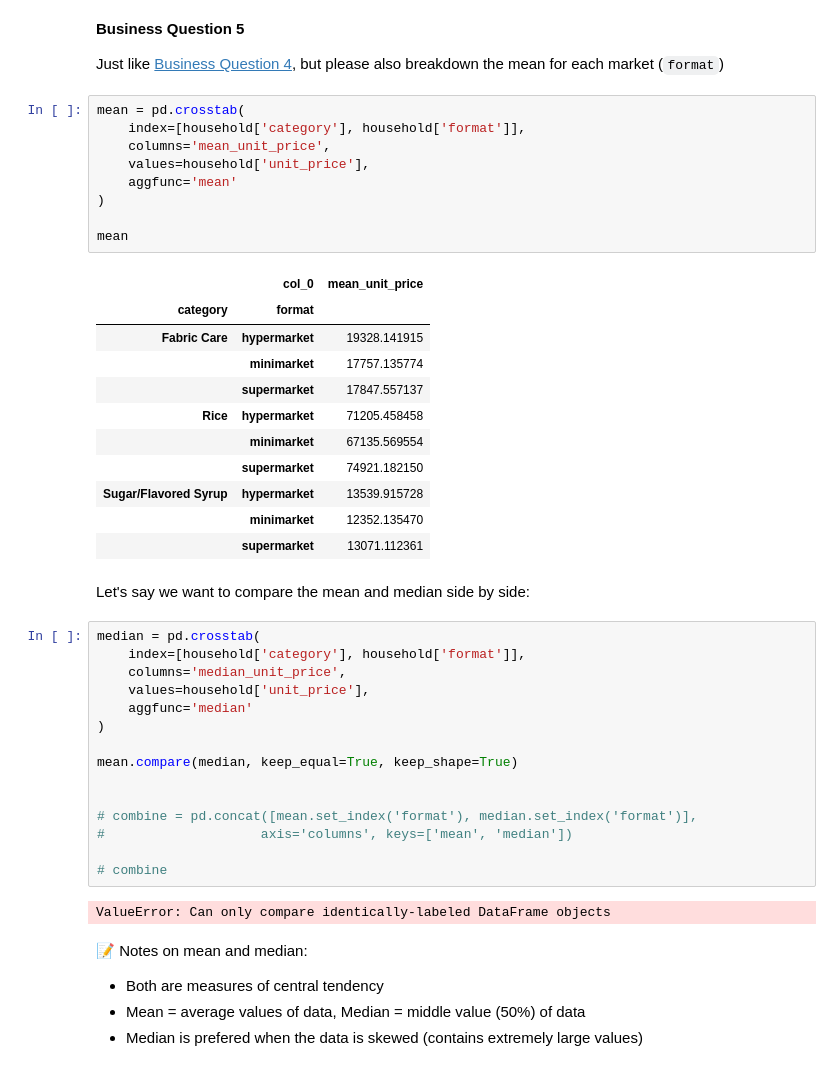
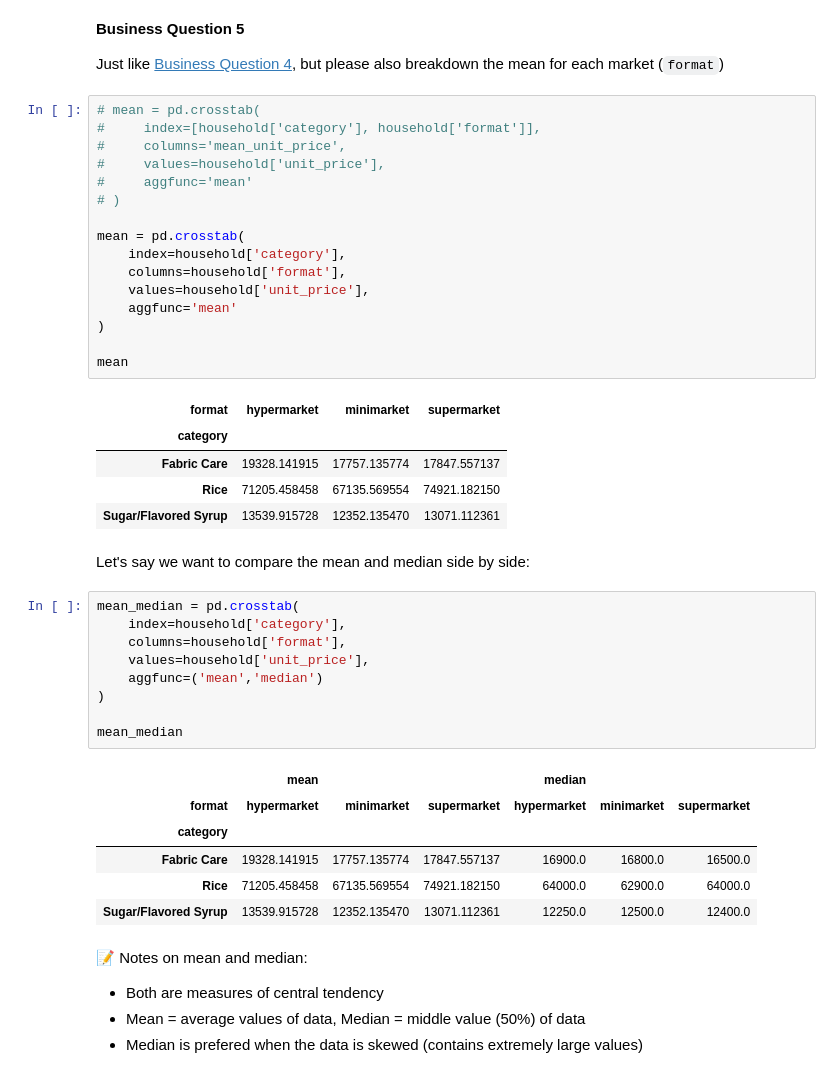
Before and after one commit to mulutbrah/data-analysis-lab, a Jupyter notebook: inclass_EDA_day2.ipynb, the cells around one changed output. Cells and saved outputs as stored; diff of their text form.

```diff
--- a/inclass_EDA_day2.ipynb
+++ b/inclass_EDA_day2.ipynb
@@ -1304,45 +1296,45 @@ pd.crosstab(
 
 Just like [Business Question 4](#q4), but please also breakdown the mean for each market (`format`)
 # %%
+# mean = pd.crosstab(
+#     index=[household['category'], household['format']],
+#     columns='mean_unit_price',
+#     values=household['unit_price'],
+#     aggfunc='mean'
+# )
+
 mean = pd.crosstab(
-    index=[household['category'], household['format']],
-    columns='mean_unit_price',
+    index=household['category'],
+    columns=household['format'],
     values=household['unit_price'],
     aggfunc='mean'
 )
 
 mean
 # %% [output]
-|  | col_0 | mean_unit_price |
-| category | format |  |
-| Fabric Care | hypermarket | 19328.141915 |
-|  | minimarket | 17757.135774 |
-|  | supermarket | 17847.557137 |
-| Rice | hypermarket | 71205.458458 |
-|  | minimarket | 67135.569554 |
-|  | supermarket | 74921.182150 |
-| Sugar/Flavored Syrup | hypermarket | 13539.915728 |
-|  | minimarket | 12352.135470 |
-|  | supermarket | 13071.112361 |
+| format | hypermarket | minimarket | supermarket |
+| category |  |  |  |
+| Fabric Care | 19328.141915 | 17757.135774 | 17847.557137 |
+| Rice | 71205.458458 | 67135.569554 | 74921.182150 |
+| Sugar/Flavored Syrup | 13539.915728 | 12352.135470 | 13071.112361 |
 # %% [markdown]
 Let's say we want to compare the mean and median side by side:
 # %%
-median = pd.crosstab(
-    index=[household['category'], household['format']],
-    columns='median_unit_price',
+mean_median = pd.crosstab(
+    index=household['category'],
+    columns=household['format'],
     values=household['unit_price'],
-    aggfunc='median'
+    aggfunc=('mean','median')
 )
 
-mean.compare(median, keep_equal=True, keep_shape=True)
-
-
-# combine = pd.concat([mean.set_index('format'), median.set_index('format')],
-#                    axis='columns', keys=['mean', 'median'])
-
-# combine
+mean_median
 # %% [output]
-ValueError: Can only compare identically-labeled DataFrame objects
+|  | mean |  |  | median |  |  |
+| format | hypermarket | minimarket | supermarket | hypermarket | minimarket | supermarket |
+| category |  |  |  |  |  |  |
+| Fabric Care | 19328.141915 | 17757.135774 | 17847.557137 | 16900.0 | 16800.0 | 16500.0 |
+| Rice | 71205.458458 | 67135.569554 | 74921.182150 | 64000.0 | 62900.0 | 64000.0 |
+| Sugar/Flavored Syrup | 13539.915728 | 12352.135470 | 13071.112361 | 12250.0 | 12500.0 | 12400.0 |
 # %% [markdown]
 📝 Notes on mean and median:
 
```
Also changed, not shown: parts of 28 cells of this notebook.
